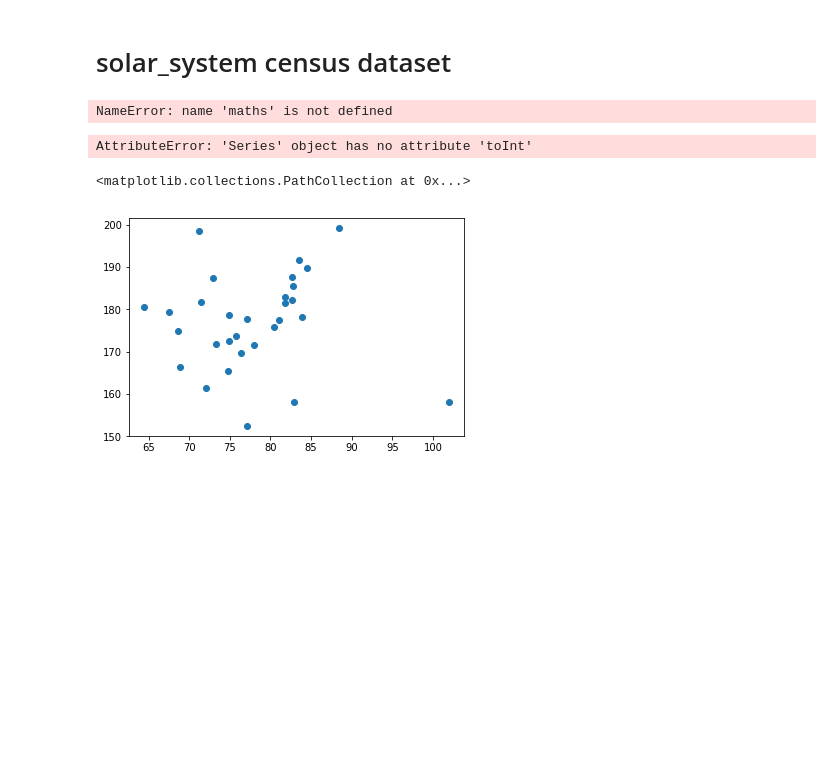
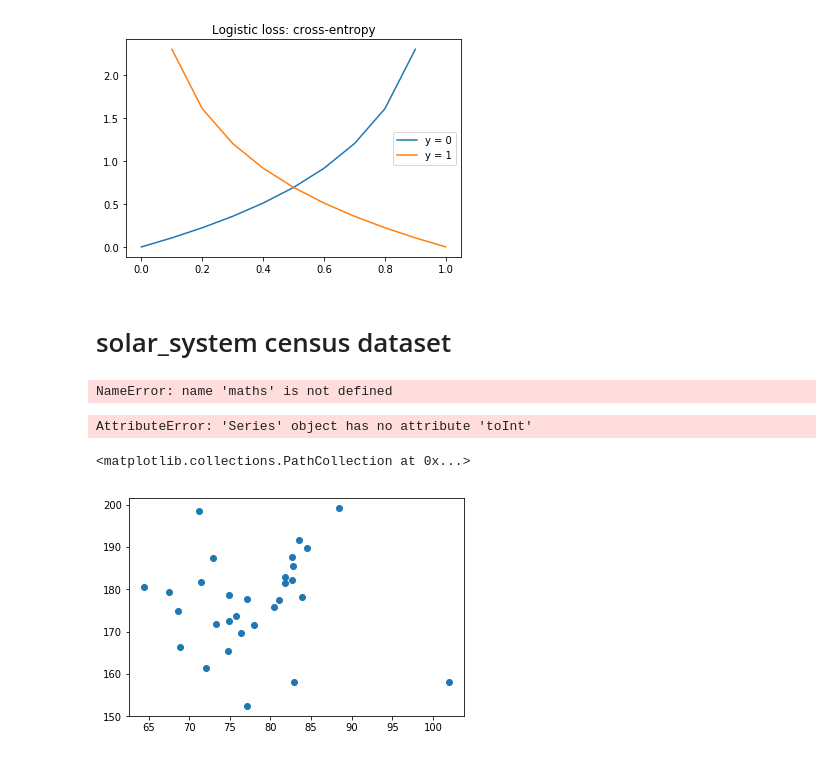
Before and after one commit to 42-AI/bootcamp_machine-learning, a Jupyter notebook: Untitled.ipynb, the cells around one changed output. Cells and saved outputs as stored; diff of their text form; code cells hidden in the pictures; blank space fills up the shorter version.

```diff
--- a/Untitled.ipynb
+++ b/Untitled.ipynb
@@ -1,3 +20,10 @@
+# %%
+plt.plot(x, y2)
+plt.plot(x, y1)
+plt.title("Logistic loss: cross-entropy");
+plt.legend(["y = 0", "y = 1"]);
+# %% [output]
+[figure, added]
 # %% [markdown]
 # solar_system census dataset
 # %%
```
Also changed, not shown: parts of 5 cells of this notebook, 6 other files.
